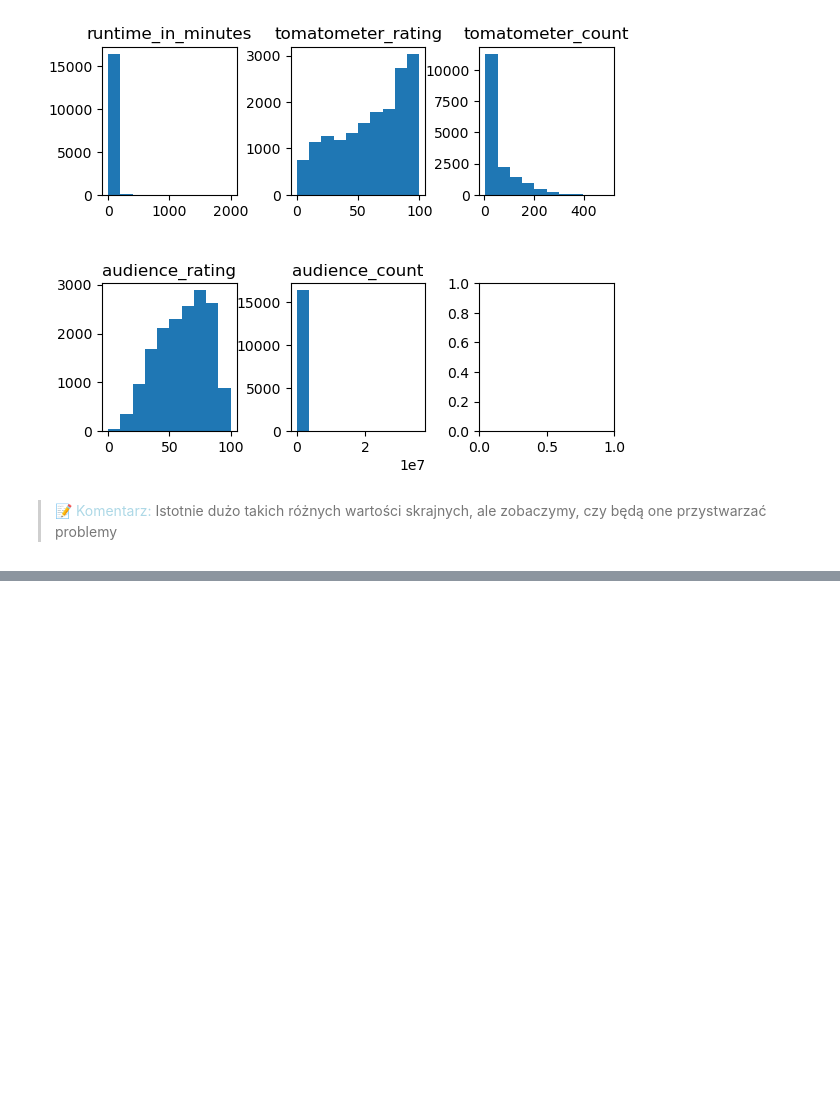
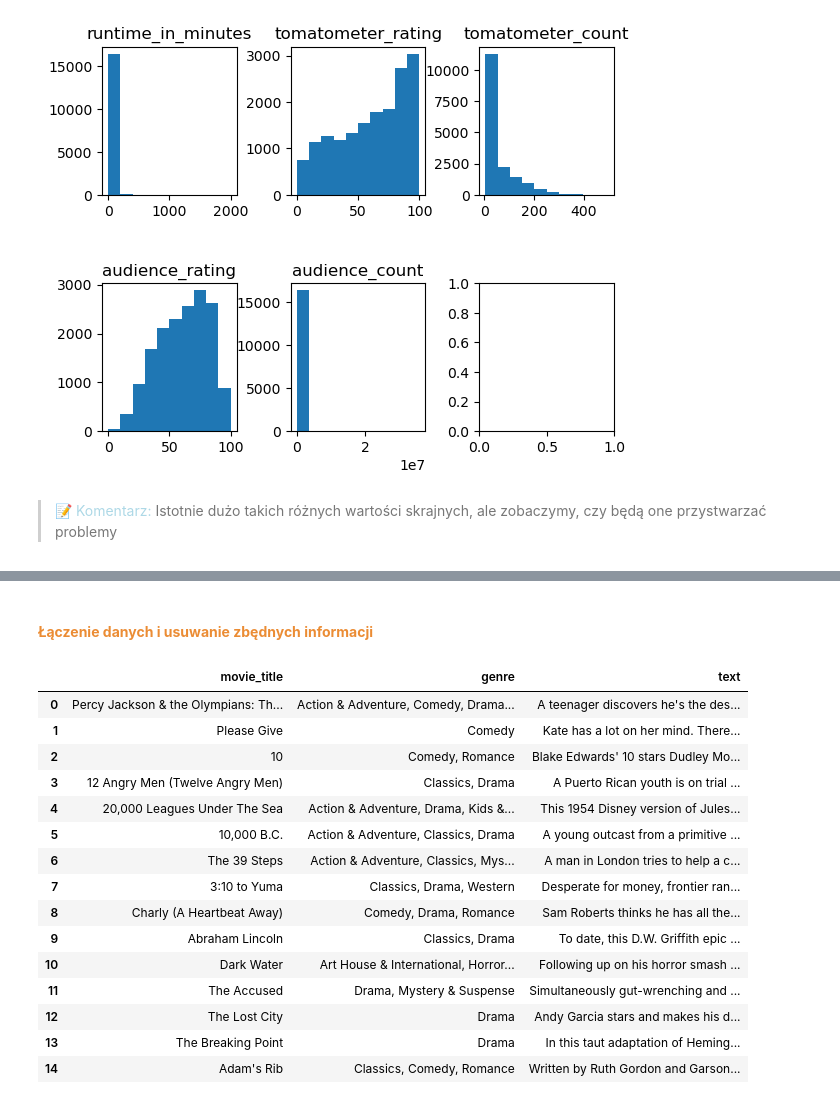
Before and after one commit to JHeczko/dataScience_kurs, a Jupyter notebook: Clusterization/Advanced/clusterization_advanced.ipynb, the cells around one changed output, grey strips where cells are left out. Drawn from its saved outputs; the diff is of its cells as text; code cells hidden in the pictures; blank space fills up the shorter version.

```diff
--- a/Clusterization/Advanced/clusterization_advanced.ipynb
+++ b/Clusterization/Advanced/clusterization_advanced.ipynb
@@ -85,0 +98,32 @@ plt.show()
+# %% [markdown]
+#### <span style="color:#eb8c34"><b>Łączenie danych i usuwanie zbędnych informacji
+# %%
+df = data.copy()
+df.drop(['rating'], axis=1, inplace=True)
+df.drop(['in_theaters_date'], axis=1, inplace=True)
+df.drop(['on_streaming_date'], axis=1, inplace=True)
+df.drop(['runtime_in_minutes'], axis=1, inplace=True)
+df.drop(['tomatometer_status', 'tomatometer_count', 'tomatometer_rating', 'audience_rating', 'audience_count'], axis=1, inplace=True)
+
+text_features = ['movie_info', 'critics_consensus', 'directors', 'writers', 'cast', 'studio_name']
+df[text_features] = df[text_features].fillna('')
+df['text'] = df.movie_info + ' ' + df.critics_consensus + ' ' + df.directors + ' ' + df.writers + ' ' + df.cast + ' ' + df.studio_name
+df.drop(text_features, axis=1, inplace=True)
+df.head(15)
+# %% [output]
+|  | movie_title | genre | text |
+| 0 | Percy Jackson & the Olympians: Th... | Action & Adventure, Comedy, Drama... | A teenager discovers he's the des... |
+| 1 | Please Give | Comedy | Kate has a lot on her mind. There... |
+| 2 | 10 | Comedy, Romance | Blake Edwards' 10 stars Dudley Mo... |
+| 3 | 12 Angry Men (Twelve Angry Men) | Classics, Drama | A Puerto Rican youth is on trial ... |
+| 4 | 20,000 Leagues Under The Sea | Action & Adventure, Drama, Kids &... | This 1954 Disney version of Jules... |
+| 5 | 10,000 B.C. | Action & Adventure, Classics, Drama | A young outcast from a primitive ... |
+| 6 | The 39 Steps | Action & Adventure, Classics, Mys... | A man in London tries to help a c... |
+| 7 | 3:10 to Yuma | Classics, Drama, Western | Desperate for money, frontier ran... |
+| 8 | Charly (A Heartbeat Away) | Comedy, Drama, Romance | Sam Roberts thinks he has all the... |
+| 9 | Abraham Lincoln | Classics, Drama | To date, this D.W. Griffith epic ... |
+| 10 | Dark Water | Art House & International, Horror... | Following up on his horror smash ... |
+| 11 | The Accused | Drama, Mystery & Suspense | Simultaneously gut-wrenching and ... |
+| 12 | The Lost City | Drama | Andy Garcia stars and makes his d... |
+| 13 | The Breaking Point | Drama | In this taut adaptation of Heming... |
+| 14 | Adam's Rib | Classics, Comedy, Romance | Written by Ruth Gordon and Garson... |
```
Also changed, not shown: parts of 6 cells of this notebook.
